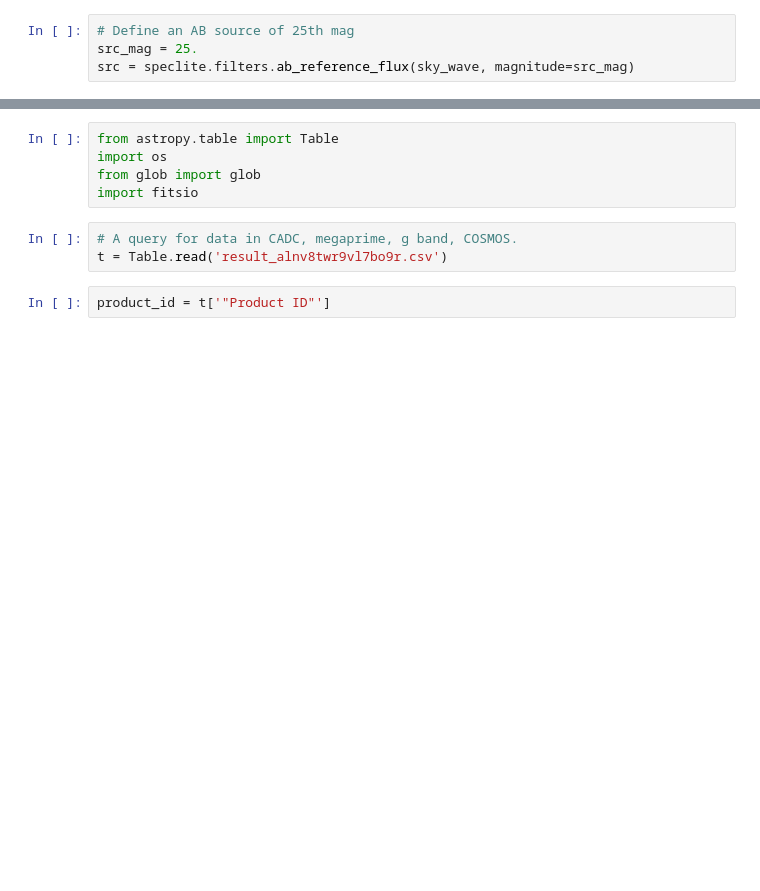
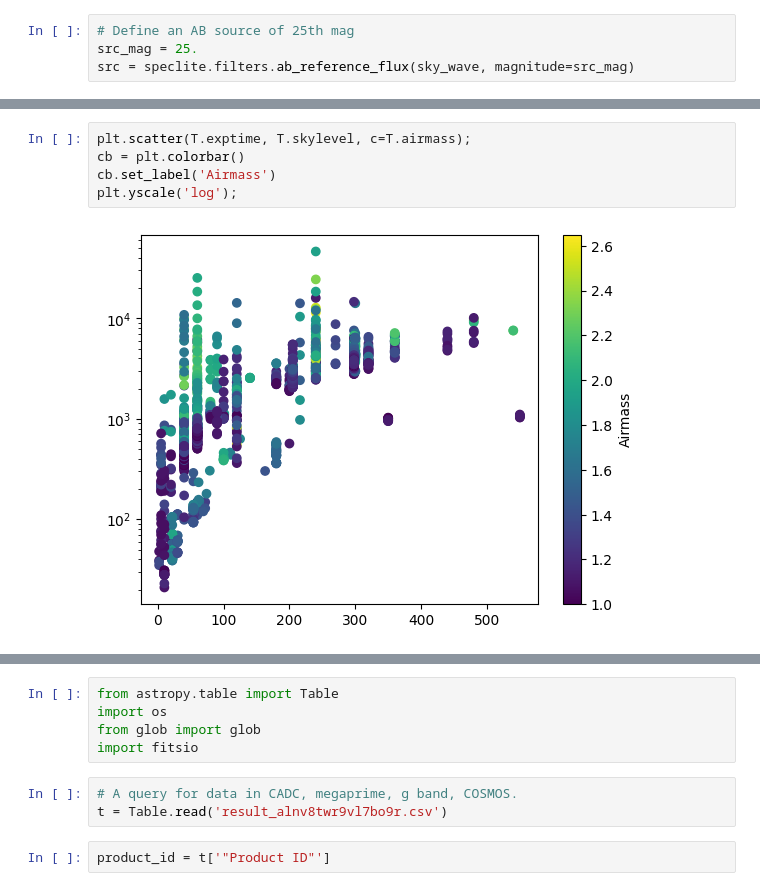
Before and after one commit to dstndstn/cfht-etc, a Jupyter notebook: cfht-exptime.ipynb, the cells around one changed output, grey strips where cells are left out. Saved outputs shown, nothing was run; the diff lists cells and outputs as text; blank space fills up the shorter version.

```diff
--- a/cfht-exptime.ipynb
+++ b/cfht-exptime.ipynb
@@ -451,0 +566,7 @@ Source photon rate: 6.905 e-/sec/pixel
+# %%
+plt.scatter(T.exptime, T.skylevel, c=T.airmass);
+cb = plt.colorbar()
+cb.set_label('Airmass')
+plt.yscale('log');
+# %% [output]
+[figure, added]
```
Also changed, not shown: parts of 20 cells of this notebook, 3 other files.
